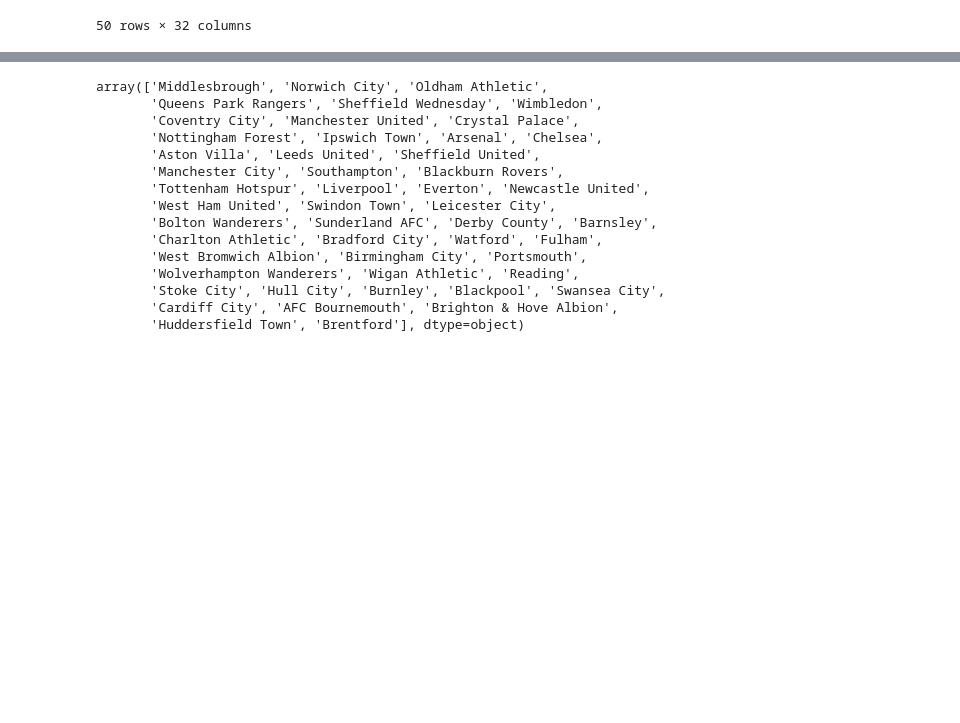
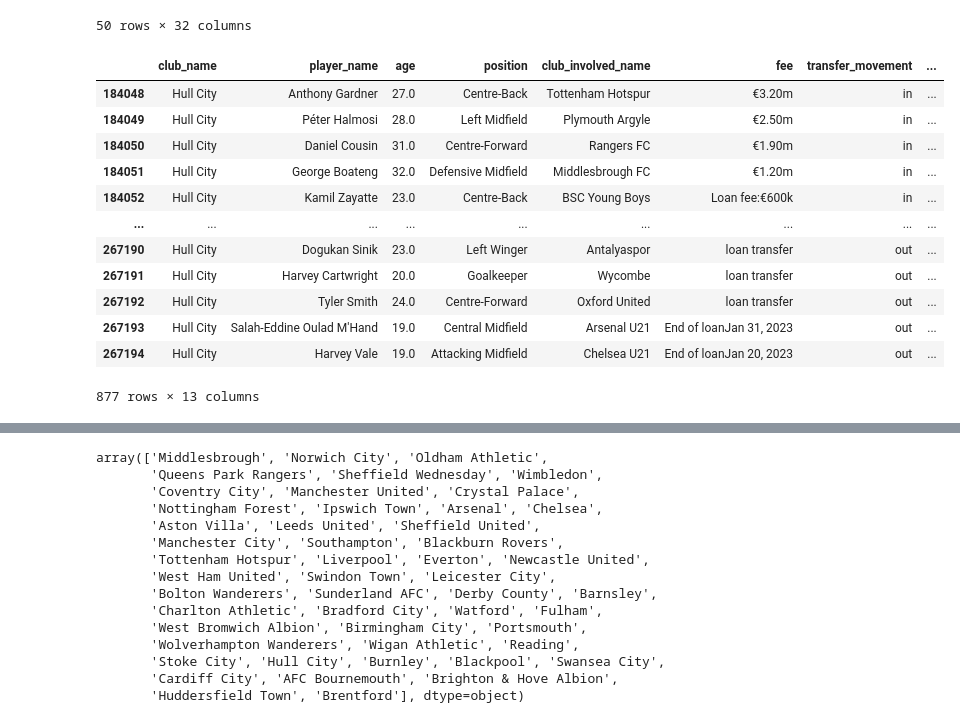
Before and after one commit to AhanPenkar/exploratory-football, a Jupyter notebook: data_get.ipynb, the cells around one changed output, grey strips where cells are left out. Cells and saved outputs as stored; diff of their text form; code cells hidden in the pictures; blank space fills up the shorter version.

```diff
--- a/data_get.ipynb
+++ b/data_get.ipynb
@@ -359,2 +358,19 @@ prem_champ_df = pd.concat([prem_df, championship_df], ignore_index=True)
+# %%
+#find bolton in the dataframe, not exact match
+prem_champ_df[prem_champ_df['club_name'].str.contains('Hull')]
+# %% [output]
+|  | club_name | player_name | age | position | club_involved_name | fee | transfer_movement | ... |
+| 184048 | Hull City | Anthony Gardner | 27.0 | Centre-Back | Tottenham Hotspur | €3.20m | in | ... |
+| 184049 | Hull City | Péter Halmosi | 28.0 | Left Midfield | Plymouth Argyle | €2.50m | in | ... |
+| 184050 | Hull City | Daniel Cousin | 31.0 | Centre-Forward | Rangers FC | €1.90m | in | ... |
+| 184051 | Hull City | George Boateng | 32.0 | Defensive Midfield | Middlesbrough FC | €1.20m | in | ... |
+| 184052 | Hull City | Kamil Zayatte | 23.0 | Centre-Back | BSC Young Boys | Loan fee:€600k | in | ... |
+| ... | ... | ... | ... | ... | ... | ... | ... | ... |
+| 267190 | Hull City | Dogukan Sinik | 23.0 | Left Winger | Antalyaspor | loan transfer | out | ... |
+| 267191 | Hull City | Harvey Cartwright | 20.0 | Goalkeeper | Wycombe | loan transfer | out | ... |
+| 267192 | Hull City | Tyler Smith | 24.0 | Centre-Forward | Oxford United | loan transfer | out | ... |
+| 267193 | Hull City | Salah-Eddine Oulad M'Hand | 19.0 | Central Midfield | Arsenal U21 | End of loanJan 31, 2023 | out | ... |
+| 267194 | Hull City | Harvey Vale | 19.0 | Attacking Midfield | Chelsea U21 | End of loanJan 20, 2023 | out | ... |
+877 rows × 13 columns
 # %%
 prem_champ_df = prem_champ_df[prem_champ_df['club_name'].isin(['Chelsea FC', 'Manchester United', 'Manchester City', 'Liverpool FC', 'Norwich City', 'Huddersfield Town',
```
Also changed, not shown: parts of 7 cells of this notebook.
